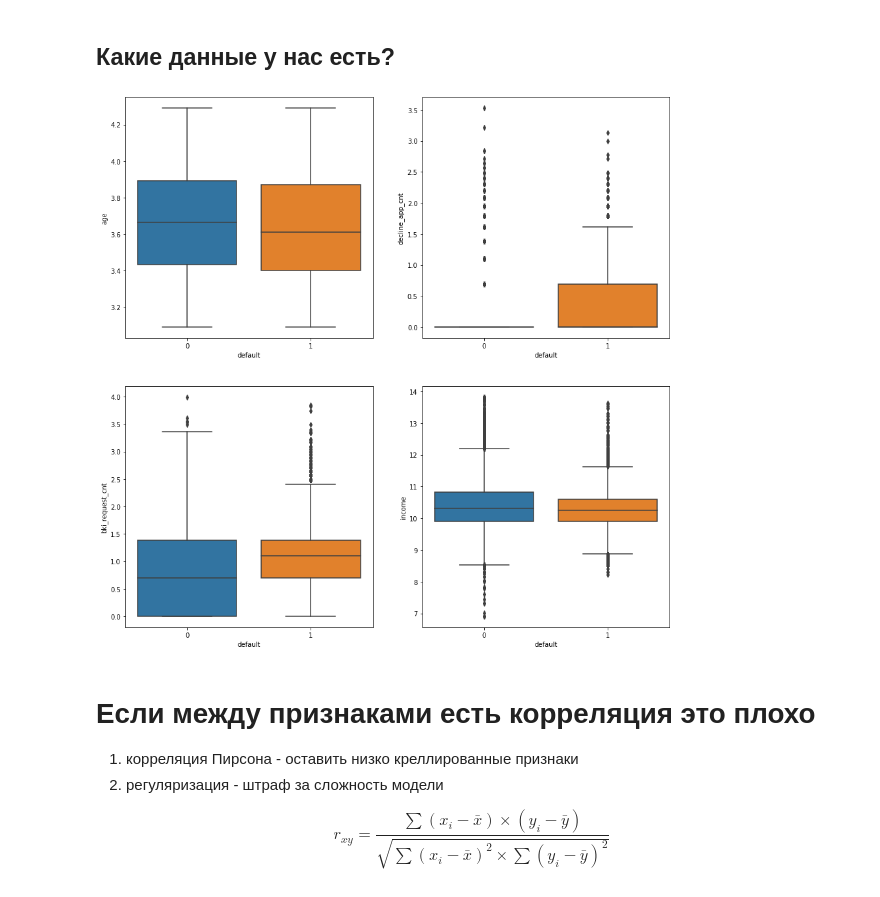
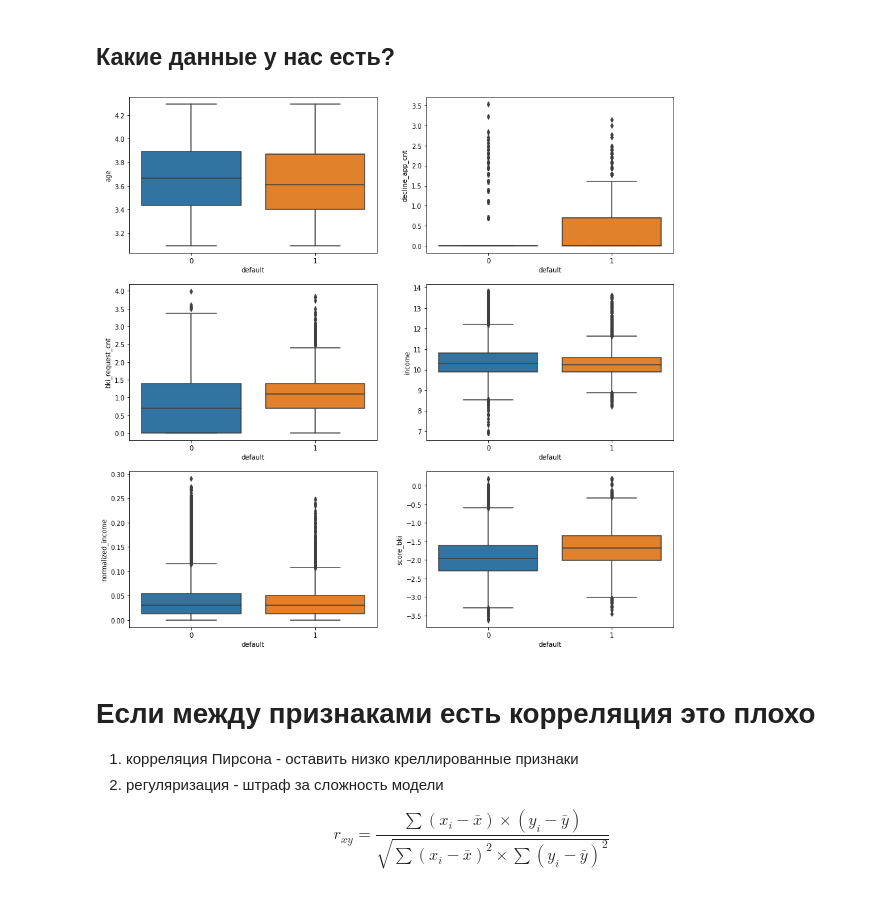
Before and after one commit to Arthurastronom/modul_4, a Jupyter notebook: for_student_part_5_3_project_kaggle.ipynb, the cells around one changed output. Saved outputs shown, nothing was run; the diff lists cells and outputs as text; code cells hidden in the pictures.

```diff
--- a/for_student_part_5_3_project_kaggle.ipynb
+++ b/for_student_part_5_3_project_kaggle.ipynb
@@ -192,3 +192,35 @@ data['weekend'] = data.app_date.dt.dayofweek.apply(lambda x: 1 if x >=5 else 0)
 test.app_date = pd.to_datetime(test.app_date)
 test['month'] = test.app_date.dt.month
 test['weekend'] = test.app_date.dt.dayofweek.apply(lambda x: 1 if x >=5 else 0)
+# %%
+median_income = data.groupby('age')['income'].median().to_dict()
+data['median_income_age'] = data['age'].map(median_income)
+# медианное значение зарплаты для каждой группы возрастов
+# уже в логарифмированной шкале
+# нормируем сразу
+max_income = data.groupby('age')['income'].max().to_dict()
+data['max_income_age'] = data['age'].map(max_income)
+
+data['normalized_income'] = abs((data.income - data.median_income_age)/data.max_income_age)
+# Привели зарплату к нормирванному в виду согласно возрасту
+data['normalized_income'].hist(bins=100)
+
+#-----------------------
+median_income_test = test.groupby('age')['income'].median().to_dict()
+test['median_income_age'] = test['age'].map(median_income_test)
+# медианное значение зарплаты для каждой группы возрастов
+# уже в логарифмированной шкале
+# нормируем сразу
+max_income_test = test.groupby('age')['income'].max().to_dict()
+test['max_income_age'] = test['age'].map(max_income_test)
+
+test['normalized_income'] = abs((test.income - test.median_income_age)/test.max_income_age)
+# Привели зарплату к нормирванному в виду согласно возрасту
+
+
+
+
+#data['normalized_income'] = data['normalized_income'].apply(lambda x: math.log1p(x))
+#test['normalized_income'] = test['normalized_income'].apply(lambda x: math.log1p(x))
+
+data['normalized_income'].hist()
@@ -200,14 +235,17 @@ num_set = ['score_bki','age','decline_app_cnt','bki_request_cnt','income']
 cat_set = ['month','region_rating','first_time','sna','education','home_address','work_address']
 # %%
 def box_plot_default_client():
-    fig, axes = plt.subplots(2,2,figsize=(15,15))
+    fig, axes = plt.subplots(3,2,figsize=(15,15))
     sns.boxplot(x =data['default'], y = data['age'],ax =axes[0,0])
     sns.boxplot(x =data['default'], y = data['decline_app_cnt'],ax =axes[0,1])
     sns.boxplot(x =data['default'], y = data['bki_request_cnt'],ax =axes[1,0])
     sns.boxplot(x =data['default'], y = data['income'],ax =axes[1,1])
+    sns.boxplot(x =data['default'], y = data['normalized_income'],ax =axes[2,0])
+    sns.boxplot(x =data['default'], y = data['score_bki'],ax =axes[2,1])
+
 box_plot_default_client()
 # %% [output]
-[figure, old version]
+[figure, new version]
 # %% [markdown]
 # Если между признаками есть корреляция это плохо
 1. корреляция Пирсона - оставить низко креллированные признаки
```
Also changed, not shown: parts of 8 cells of this notebook.
